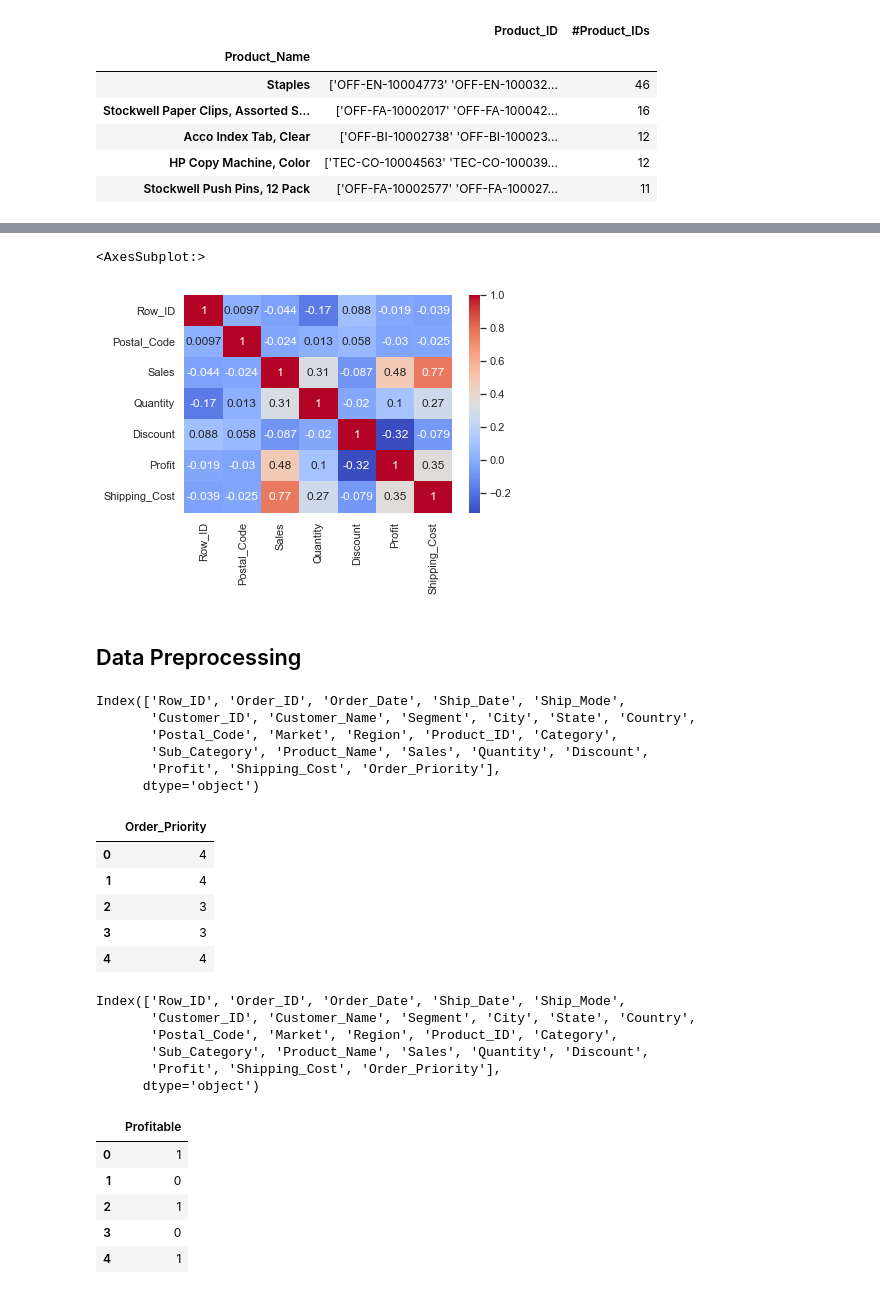
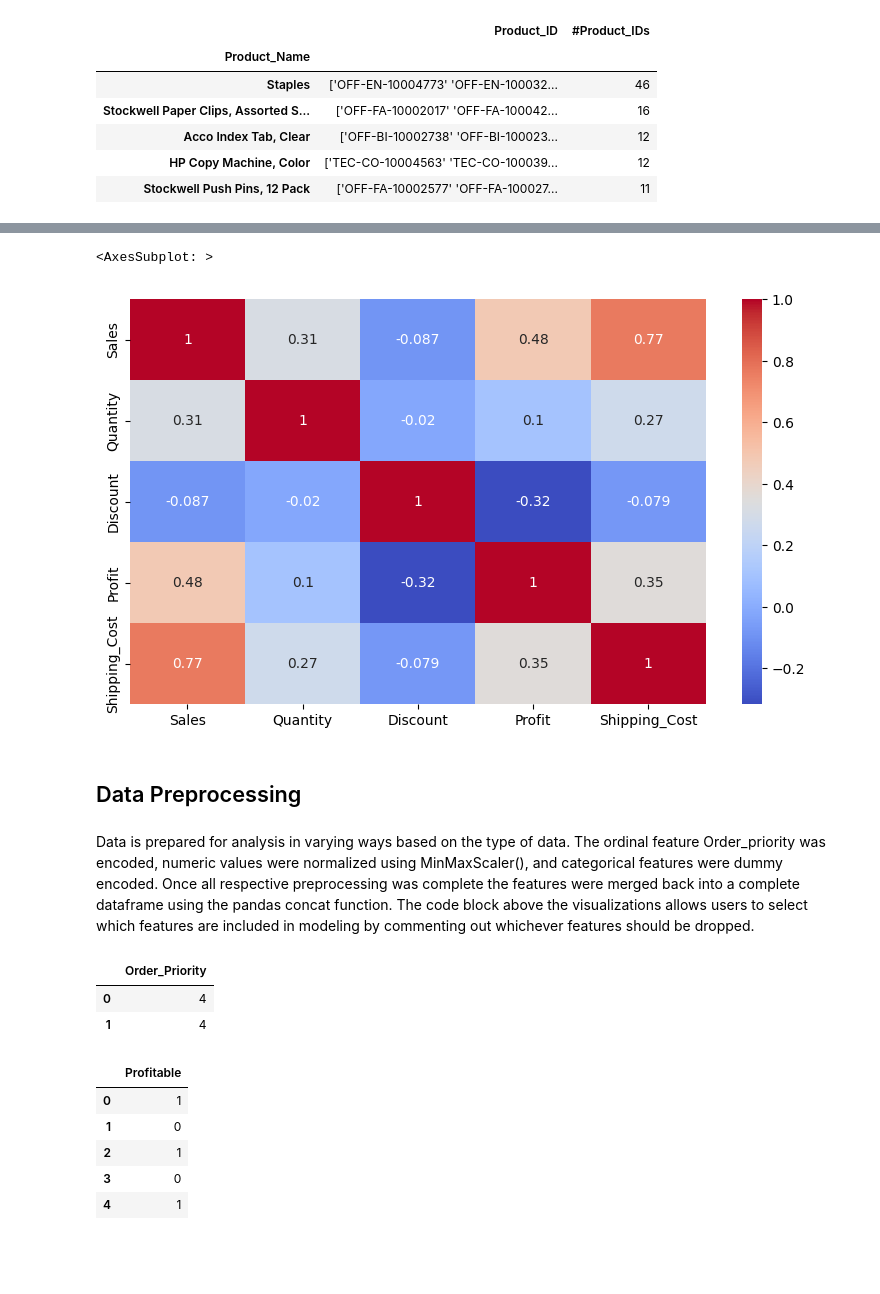
Before and after one commit to VSbr22/ADS505B-Fall22-Group-1, a Jupyter notebook: Data_preprocessing.ipynb, the cells around one changed output, grey strips where cells are left out. Cells and saved outputs as stored; diff of their text form; code cells hidden in the pictures; blank space fills up the shorter version.

```diff
--- a/Data_preprocessing.ipynb
+++ b/Data_preprocessing.ipynb
@@ -40,2 +89,3 @@ from sklearn import preprocessing
 # %%
-df= pd.read_csv('https://raw.githubusercontent.com/VSbr22/ADS505B-Fall22-Group-1/main/Global_Superstore2.csv')
+df= pd.read_csv('/Users/vannesasalazar/Documents/ADS505/Group Project/Global_Superstore2.csv')
+df.head(2)
@@ -180,2 +185,0 @@ memory usage: 9.4+ MB
-# %%
-df = df.drop(columns=['Customer_Name', 'Postal_Code'])
@@ -321,17 +265,3 @@ There are 10292 unique product IDs, and 3788  unique product names
 | Acco Index Tab, Clear | ['OFF-BI-10002738' 'OFF-BI-100023... | 12 |
 | HP Copy Machine, Color | ['TEC-CO-10004563' 'TEC-CO-100039... | 12 |
 | Stockwell Push Pins, 12 Pack | ['OFF-FA-10002577' 'OFF-FA-100027... | 11 |
-# %%
-# Plot numeric histograms here
-
-sns.set(font_scale=1)
-fig, axs = plt.subplots(3, 2, figsize = (12,12))
-fig.subplots_adjust(hspace=0.5, top = 0.75)
-
-sns.histplot(df['Sales'], color="red", ax=axs[0, 0])
-sns.histplot(df['Quantity'], color="red", ax=axs[0, 1])
-sns.histplot(df['Discount'], color="red", ax=axs[1, 0])
-sns.histplot(df['Profit'], color="red", ax=axs[1, 1])
-sns.histplot(df['Order_Priority'], color="red", ax=axs[2, 0])
-
-plt.show()
@@ -472,16 +335,8 @@ corrMatrix = df.corr()
 # %%
-sns.heatmap(corrMatrix, annot = True, cmap= 'coolwarm')
+# Correlations among numeric predictors
+sns.heatmap(numeric.corr(), annot = True, cmap= 'coolwarm')
 # %% [output]
-<AxesSubplot:>
+<AxesSubplot: >
-[figure, old version]
+[figure, new version]
 # %% [markdown]
 ## Data Preprocessing
-# %%
-df.columns
-# %% [output]
-Index(['Row_ID', 'Order_ID', 'Order_Date', 'Ship_Date', 'Ship_Mode',
-       'Customer_ID', 'Customer_Name', 'Segment', 'City', 'State', 'Country',
-       'Postal_Code', 'Market', 'Region', 'Product_ID', 'Category',
-       'Sub_Category', 'Product_Name', 'Sales', 'Quantity', 'Discount',
-       'Profit', 'Shipping_Cost', 'Order_Priority'],
-      dtype='object')
@@ -520,24 +343,14 @@ categorical = df[[
+# %% [markdown]
+Data is prepared for analysis in varying ways based on the type of data. The ordinal feature Order_priority was encoded, numeric values were normalized using MinMaxScaler(), and categorical features were dummy encoded. Once all respective preprocessing was complete the features were merged back into a complete dataframe using the pandas concat function. The code block above the visualizations allows users to select which features are included in modeling by commenting out whichever features should be dropped.
 # %%
 # Ordinal Encoding
 dict = {'Critical': 4, 'Medium' : 3, 'High' : 2, 'Low': 1}
 ordinal = ordinal.replace({'Order_Priority': dict})
-ordinal.head()
+ordinal.head(2)
 # %% [output]
 |  | Order_Priority |
 | 0 | 4 |
 | 1 | 4 |
-| 2 | 3 |
-| 3 | 3 |
-| 4 | 4 |
-# %%
-df.columns
-# %% [output]
-Index(['Row_ID', 'Order_ID', 'Order_Date', 'Ship_Date', 'Ship_Mode',
-       'Customer_ID', 'Customer_Name', 'Segment', 'City', 'State', 'Country',
-       'Postal_Code', 'Market', 'Region', 'Product_ID', 'Category',
-       'Sub_Category', 'Product_Name', 'Sales', 'Quantity', 'Discount',
-       'Profit', 'Shipping_Cost', 'Order_Priority'],
-      dtype='object')
 # %%
 # create binary variable that = 1 if positive profit and = 0 if negative profit
 profitable = pd.DataFrame(np.where(df['Profit'] > 0, 1, 0), columns = ['Profitable'])
```
Also changed, not shown: parts of 70 cells of this notebook.
